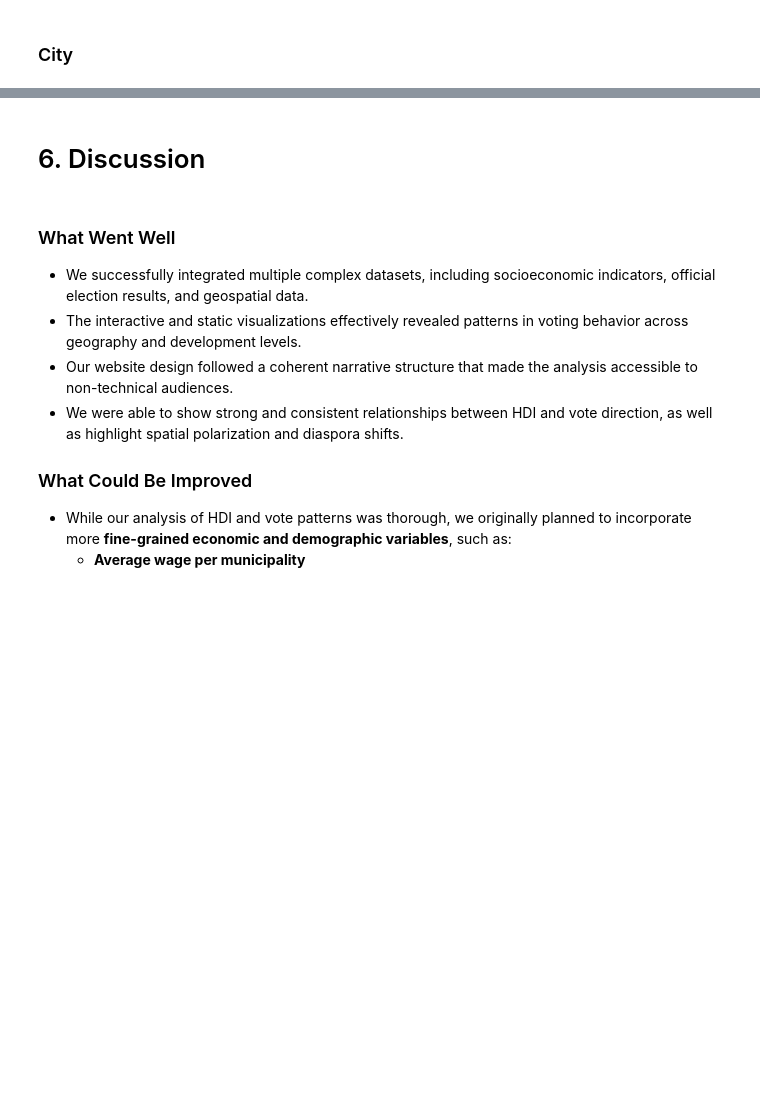
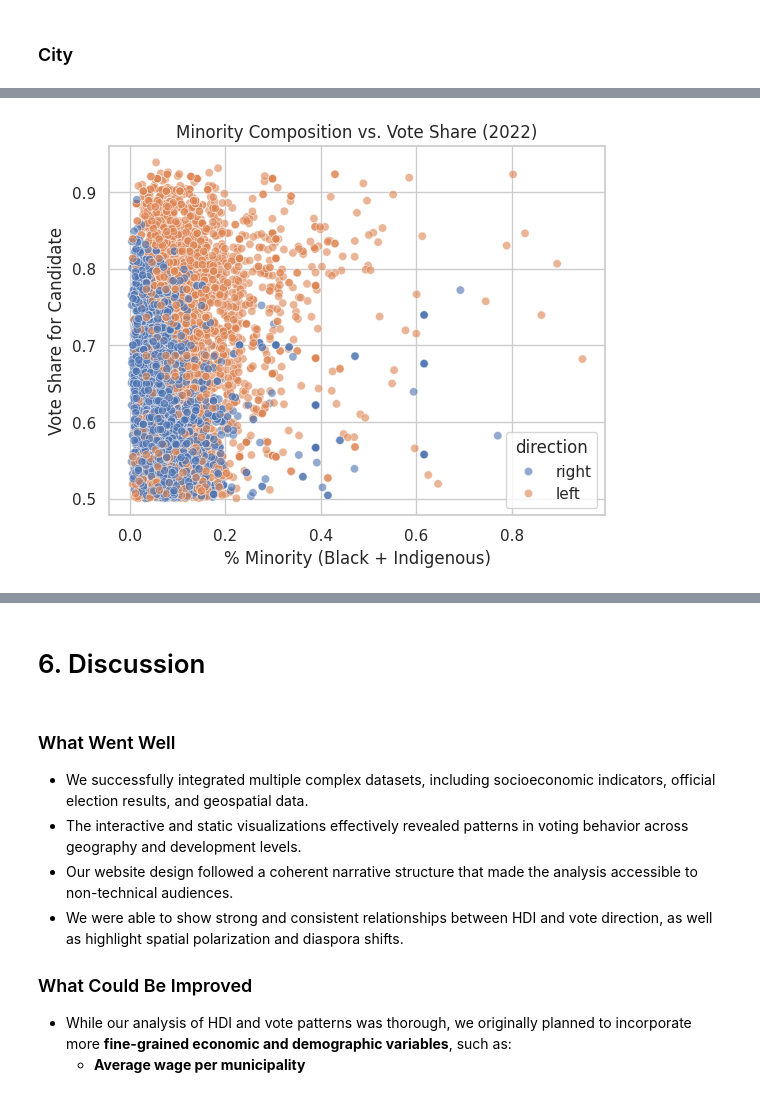
Before and after one commit to alonakonst/alonakonst.github.io, a Jupyter notebook: notebook.ipynb, the cells around one changed output, grey strips where cells are left out. Drawn from its saved outputs; the diff is of its cells as text; code cells hidden in the pictures; blank space fills up the shorter version.

Commit message:
new plots

```diff
--- a/notebook.ipynb
+++ b/notebook.ipynb
@@ -1321,0 +1607,10 @@ print(f"wrote: {path}")
+# %%
+# Convert race columns to numeric (coerce errors to NaN)
+for col in race_cols:
+    full_df[col] = pd.to_numeric(full_df[col], errors='coerce')
+# %%
+full_df['race_total'] = full_df[race_cols].sum(axis=1)
+
+# Create percentage columns
+for col in race_cols:
+    full_df[f'{col}_pct'] = full_df[col] / full_df['race_total']
@@ -1321,0 +1671,35 @@ print(f"wrote: {path}")
+# %%
+race_rename = {
+    'Branca': 'White',
+    'Preta': 'Black',
+    'Parda': 'Brown',
+    'Amarela': 'Asian',
+    'Indígena': 'Indigenous'
+}
+
+full_df.rename(columns=race_rename, inplace=True)
+
+# Also rename the % columns
+pct_rename = {f"{k}_pct": f"{v}_pct" for k, v in race_rename.items()}
+full_df.rename(columns=pct_rename, inplace=True)
+# %%
+# Define which race columns count as "minority"
+minority_cols = ['Black_pct', 'Indigenous_pct']
+
+# Calculate the combined minority percentage
+full_df['Minority_pct'] = full_df[minority_cols].sum(axis=1)
+# %%
+sns.scatterplot(
+    data=full_df[full_df['year'] == 2022],
+    x='Minority_pct',
+    y='pc_votos_validos',
+    hue='direction',
+    alpha=0.6
+)
+plt.title("Minority Composition vs. Vote Share (2022)")
+plt.xlabel("% Minority (Black + Indigenous)")
+plt.ylabel("Vote Share for Candidate")
+plt.savefig("assets/minority_composition_vs_vote_share.png", dpi=300, bbox_inches="tight")
+plt.show()
+# %% [output]
+[figure, added]
```
Also changed, not shown: parts of 54 cells of this notebook, 13 other files.
